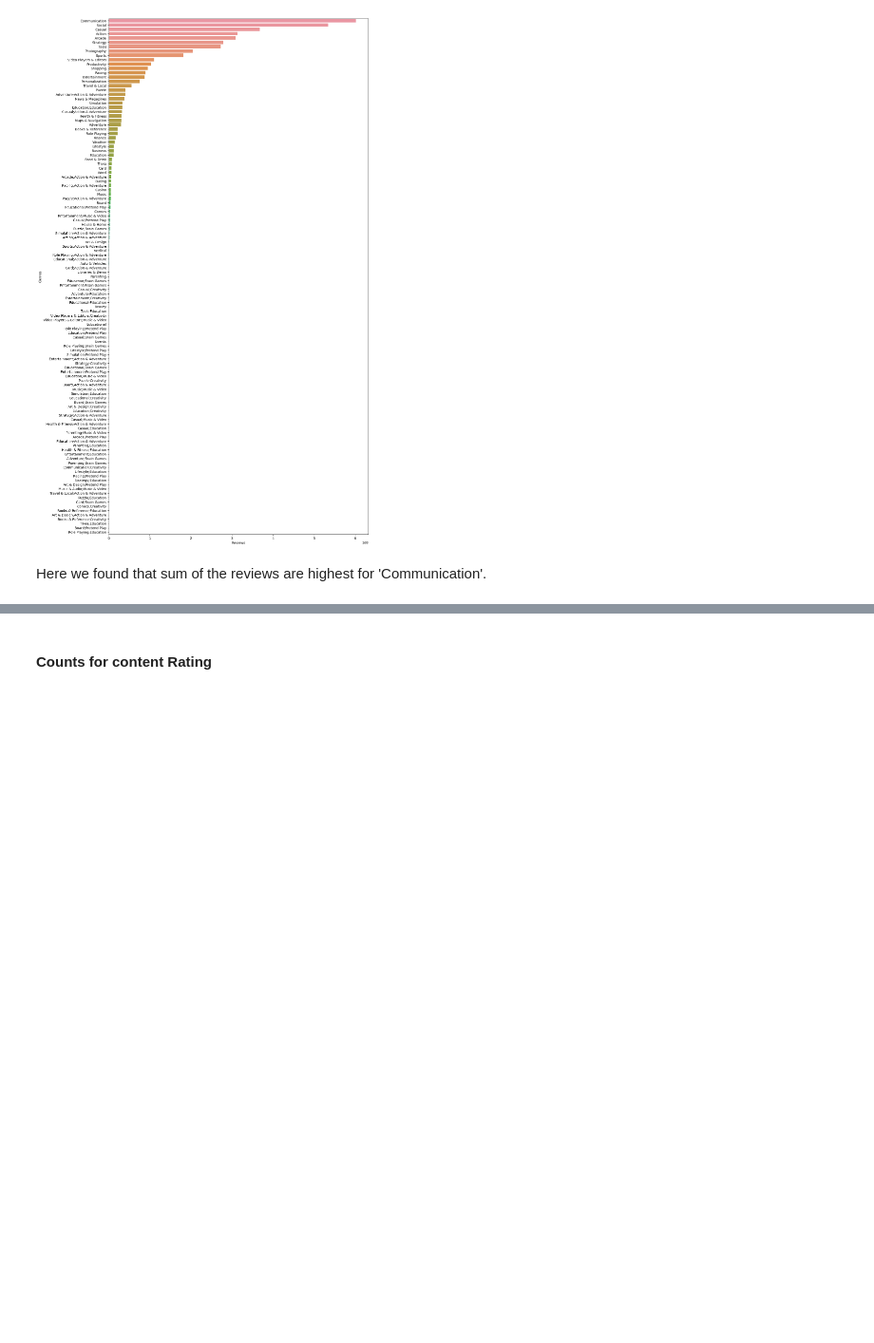
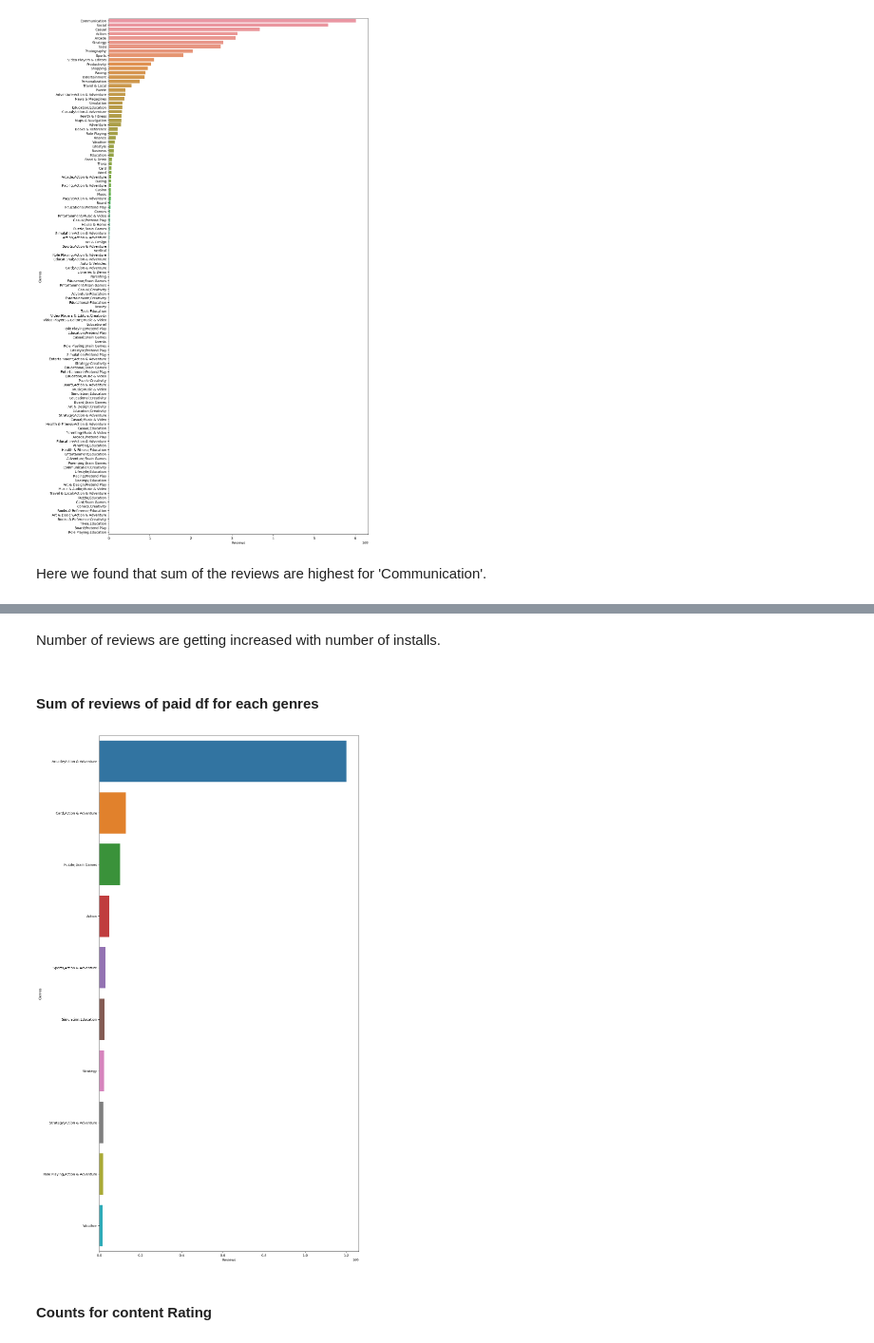
Before and after one commit to mdismailquraishicse/PlayStoreAppReviewAnalysis, a Jupyter notebook: PlayStoreAppReviewAnalysis.ipynb, the cells around one changed output, grey strips where cells are left out. Shown at 95% size. Saved outputs shown, nothing was run; the diff lists cells and outputs as text; code cells hidden in the pictures; blank space fills up the shorter version.

```diff
--- a/PlayStoreAppReviewAnalysis.ipynb
+++ b/PlayStoreAppReviewAnalysis.ipynb
@@ -481,3 +498,13 @@ Here we found that sum of the reviews are highest for 'Communication'.
+# %% [markdown]
+Number of reviews are getting increased with number of installs.
+# %% [markdown]
+#### Sum of reviews of paid df for each genres
+# %%
+x= dataWrangling.paid.groupby(['Genres'])['Reviews'].mean().sort_values(ascending=False).reset_index().head(10)
+sns.barplot(data=x, y='Genres', x='Reviews', orient='h')
+plt.show()
+# %% [output]
+[figure, added]
 # %% [markdown]
 #### Counts for content Rating
 # %%
```
Also changed, not shown: parts of 9 cells of this notebook.
